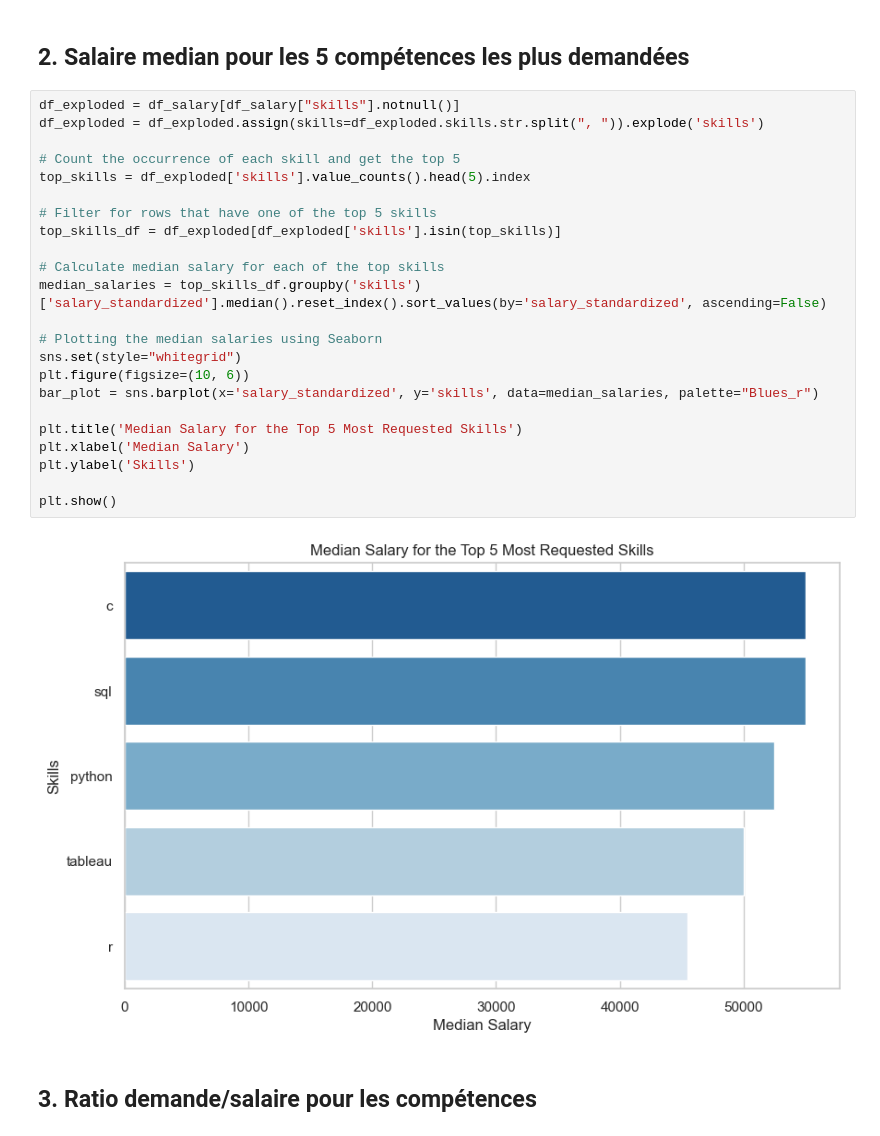
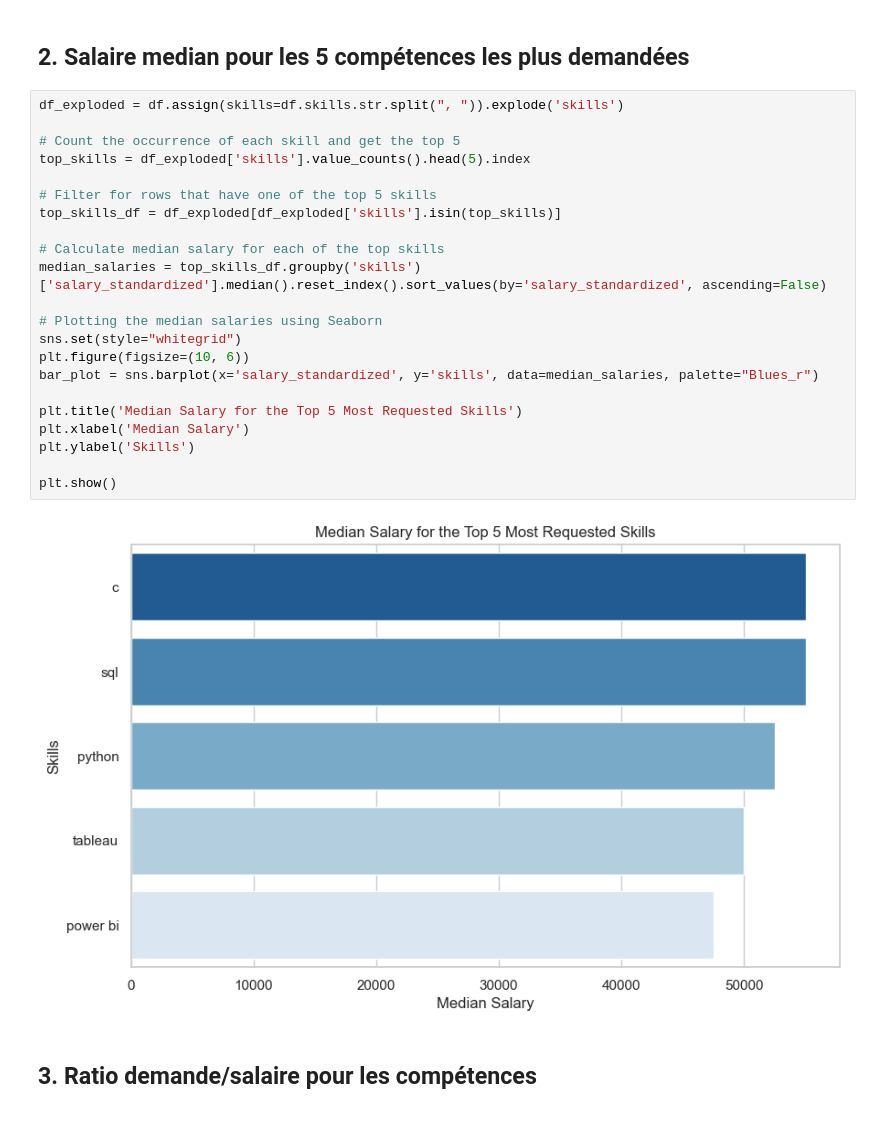
Before and after one commit to kariminus/Jobs-Analysis, a Jupyter notebook: 3_SkillSalary_Analysis.ipynb, the cells around one changed output. Cells and saved outputs as stored; diff of their text form.

Commit message:
skill/salaire

```diff
--- a/3_SkillSalary_Analysis.ipynb
+++ b/3_SkillSalary_Analysis.ipynb
@@ -79,30 +79,29 @@ df_salary
 # %% [markdown]
 ## 2. Salaire median pour les 5 compétences les plus demandées
 # %%
-df_exploded = df_salary[df_salary["skills"].notnull()]
-df_exploded = df_exploded.assign(skills=df_exploded.skills.str.split(", ")).explode('skills')
+df_exploded = df.assign(skills=df.skills.str.split(", ")).explode('skills')
 
 # Count the occurrence of each skill and get the top 5
 top_skills = df_exploded['skills'].value_counts().head(5).index
 
 # Filter for rows that have one of the top 5 skills
 top_skills_df = df_exploded[df_exploded['skills'].isin(top_skills)]
 
 # Calculate median salary for each of the top skills
 median_salaries = top_skills_df.groupby('skills')['salary_standardized'].median().reset_index().sort_values(by='salary_standardized', ascending=False)
 
 # Plotting the median salaries using Seaborn
 sns.set(style="whitegrid")
 plt.figure(figsize=(10, 6))
 bar_plot = sns.barplot(x='salary_standardized', y='skills', data=median_salaries, palette="Blues_r")
 
 plt.title('Median Salary for the Top 5 Most Requested Skills')
 plt.xlabel('Median Salary')
 plt.ylabel('Skills')
 
 plt.show()
 # %% [output]
-[figure, old version]
+[figure, new version]
 # %% [markdown]
 ## 3. Ratio demande/salaire pour les compétences
 # %%
```
Also changed, not shown: parts of 1 cell of this notebook, 1 other file.
